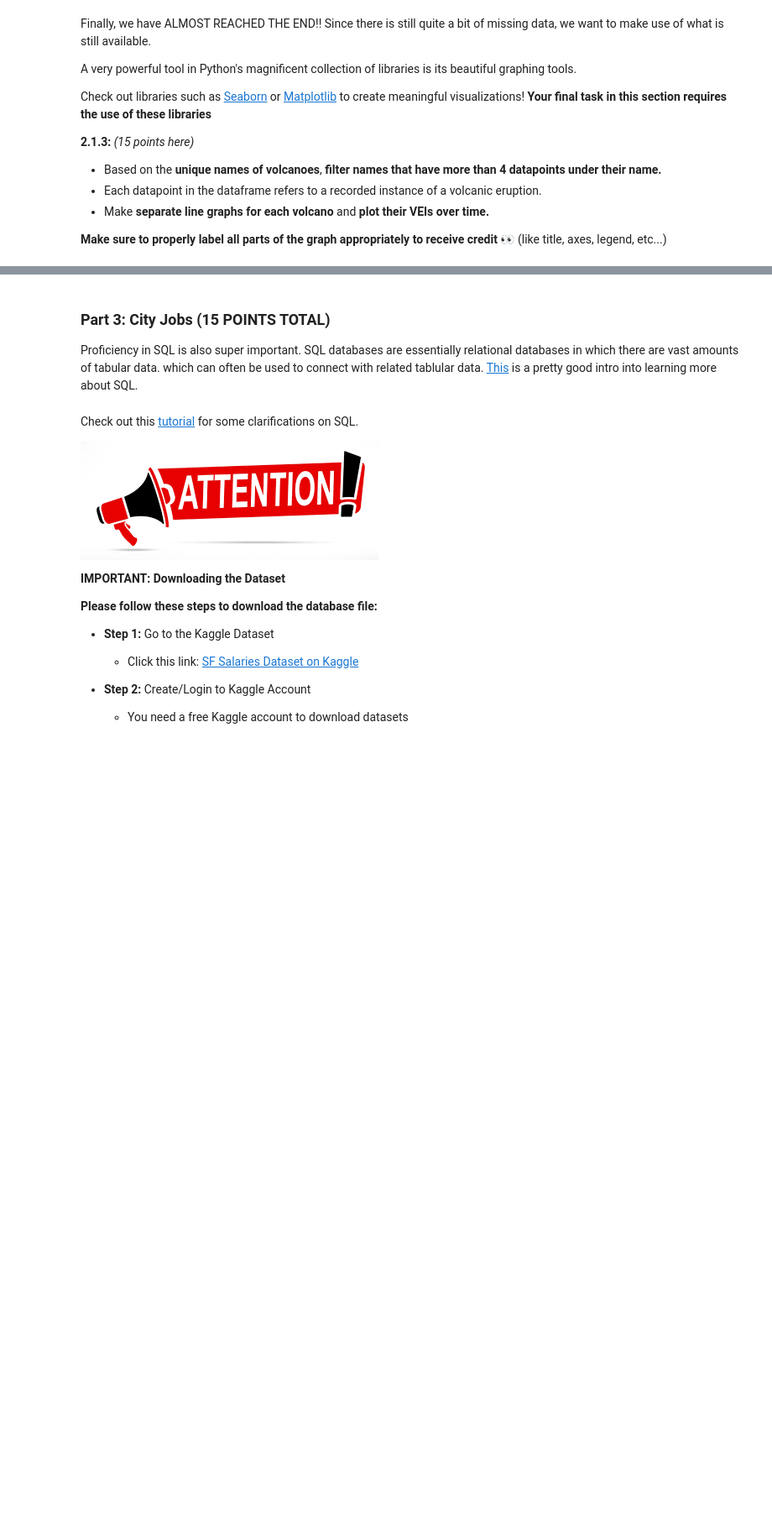
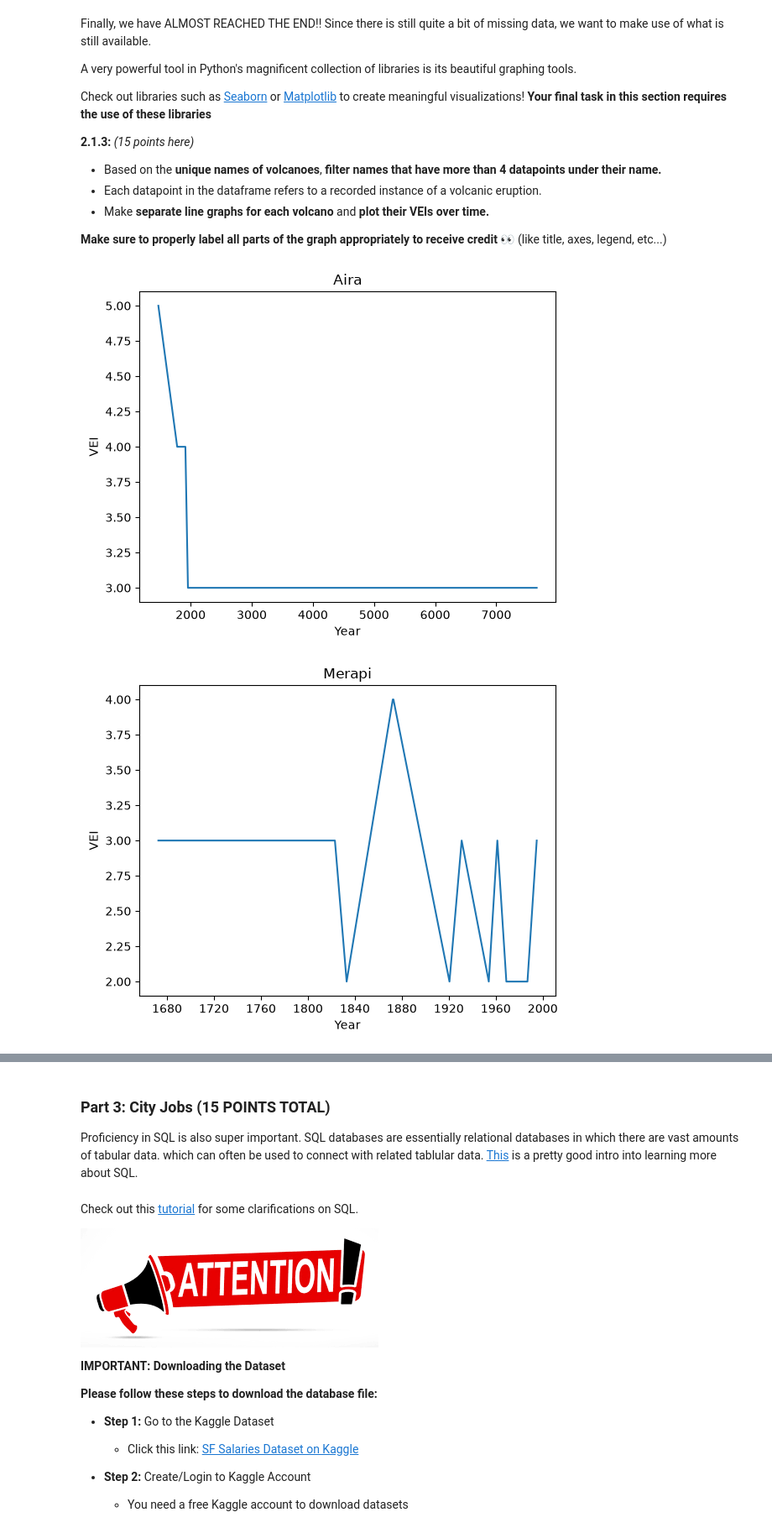
Before and after one commit to lukeadjei/CMSC320_HW1_sec0201_Git, a Jupyter notebook: HW1 - Pandas and SQL selection (Part 1 of HW1)/CMSC320_HW1_Fall2026.ipynb, the cells around one changed output, grey strips where cells are left out. Shown at 84% size. Saved outputs shown, nothing was run; the diff lists cells and outputs as text; code cells hidden in the pictures; blank space fills up the shorter version.

```diff
--- a/HW1 - Pandas and SQL selection (Part 1 of HW1)/CMSC320_HW1_Fall2026.ipynb
+++ b/HW1 - Pandas and SQL selection (Part 1 of HW1)/CMSC320_HW1_Fall2026.ipynb
@@ -131,2 +129,4 @@ We're going to tidy up the **new dataframe** a little more with some more advanc
+# %%
+new_df = new_df.dropna(subset=["year", "month", "day"])
 # %% [markdown]
 **1.2.2:** *In one line of code, **change** the **index column** of the dataframe so that it has **1-based indexing**.*
@@ -135,3 +133,5 @@ We're going to tidy up the **new dataframe** a little more with some more advanc
+# %%
+new_df.index = range(1, len(new_df) + 1)
 # %% [markdown]
 The **deathsTotal** and **deaths**  columns have approximations of the same data with alternating NaNs in each.
 
@@ -143,3 +141,5 @@ The **deathsTotal** and **deaths**  columns have approximations of the same data
+# %%
+new_df["totalDeaths"] = new_df[["deathsTotal", "deaths"]].max(axis=1)
 # %% [markdown]
 #### **TASK 1.3: Tailoring Time (10 Points)**
 It's pretty obvious that the year, month, and day look pretty weird in the dataset. We're going to have to do some hardcore cleaning on the [time](https://pandas.pydata.org/docs/user_guide/timeseries.html).
@@ -168,0 +157,10 @@ new_df
+# %%
+new_df["date"] = pd.to_datetime(new_df[["year", "month", "day"]].astype(int), errors="coerce")
+
+new_df=new_df.sort_values("date", ascending=False)
+
+new_df = new_df.drop(columns=["year", "month", "day"])
+date_col = new_df.pop("date")
+new_df.insert(1, "date", date_col)
+# KEEP THIS. It will display the whole dataframe.
+new_df
@@ -211,7 +342,22 @@ Check out libraries such as [Seaborn](https://seaborn.pydata.org/) or [Matplotli
 
 **Make sure to properly label all parts of the graph appropriately to receive credit 👀** (like title, axes, legend, etc...)
 # %%
-# REMOVE THIS COMMENT AND ANSWER STARTING HERE
+import matplotlib.pyplot as plt
+
+counts = new_df["name"].value_counts()
+valid_names = counts[counts > 4].index
+filtered = new_df[new_df["name"].isin(valid_names)]
+
+for volcano in filtered["name"].unique():
+    data = filtered[filtered["name"] == volcano]
+    plt.plot(data["date"], data["vei"])
+    plt.title(volcano)
+    plt.xlabel("Year")
+    plt.ylabel("VEI")
+    plt.show()
 # not adding the graphs here, but the graphs should have the volcano name as the title
 # the x axis should be the years and the y axis should be the VEI
 # A graph that doesn't have these things will only get partial points
+# %% [output]
+[figure, added]
+[figure, added]
```
Also changed, not shown: parts of 12 cells of this notebook, 1 other file.
